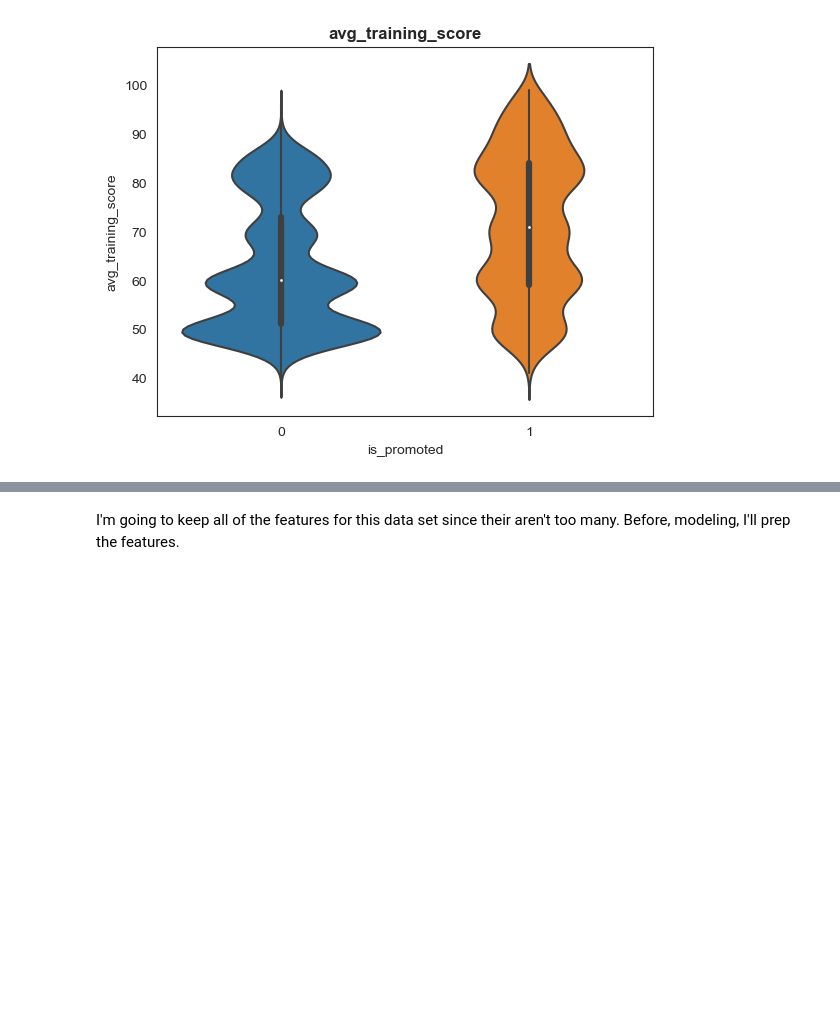
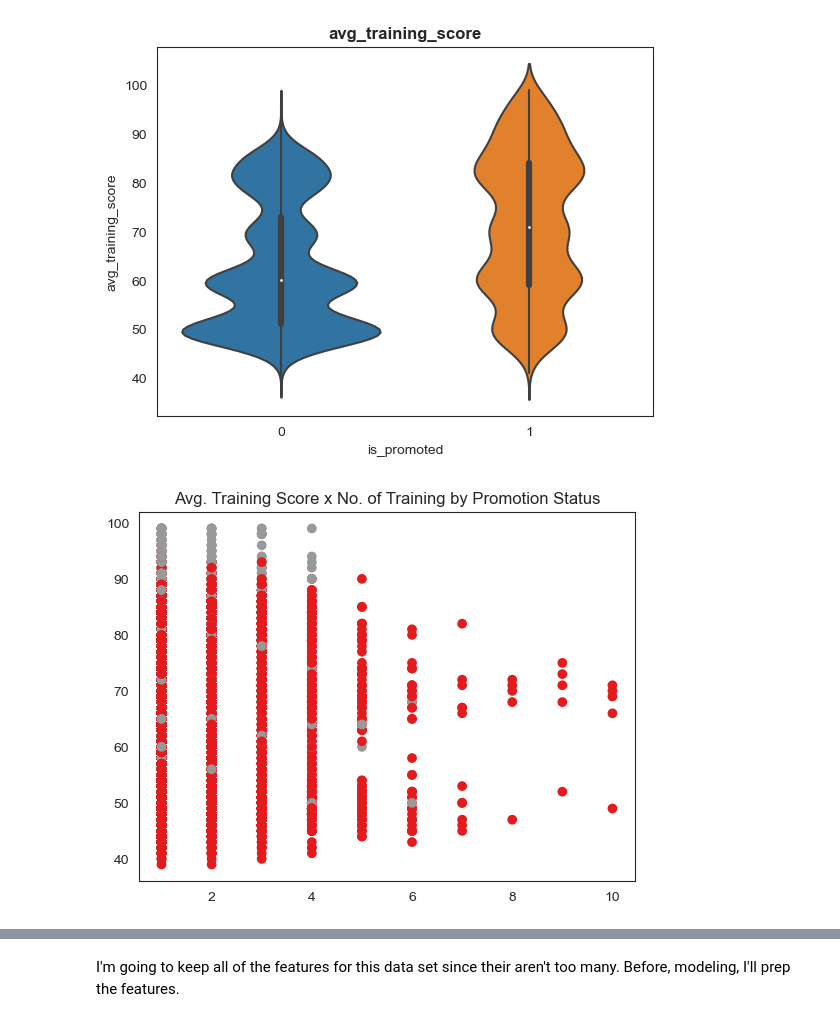
Before and after one commit to mlpost/Data-Projects, a Jupyter notebook: Kaggle HR Analytics/Predicting Promotions/predictingPromos.ipynb, the cells around one changed output, grey strips where cells are left out. Drawn from its saved outputs; the diff is of its cells as text; code cells hidden in the pictures; blank space fills up the shorter version.

```diff
--- a/Kaggle HR Analytics/Predicting Promotions/predictingPromos.ipynb
+++ b/Kaggle HR Analytics/Predicting Promotions/predictingPromos.ipynb
@@ -325,6 +325,12 @@ for col in target_num_cols:
 [figure]
 [figure]
 [figure]
+# %%
+plt.scatter(train['no_of_trainings'], train['avg_training_score'], c=train['is_promoted'], cmap='Set1')
+plt.title('Avg. Training Score x No. of Training by Promotion Status')
+plt.show();
+# %% [output]
+[figure, added]
 # %% [markdown]
 Observations:
 * Promoted employees tend to have higher average training scores, are more likely to have won an award, and have higher previous year ratings.
```
Also changed, not shown: parts of 33 cells of this notebook, 1 other file.
